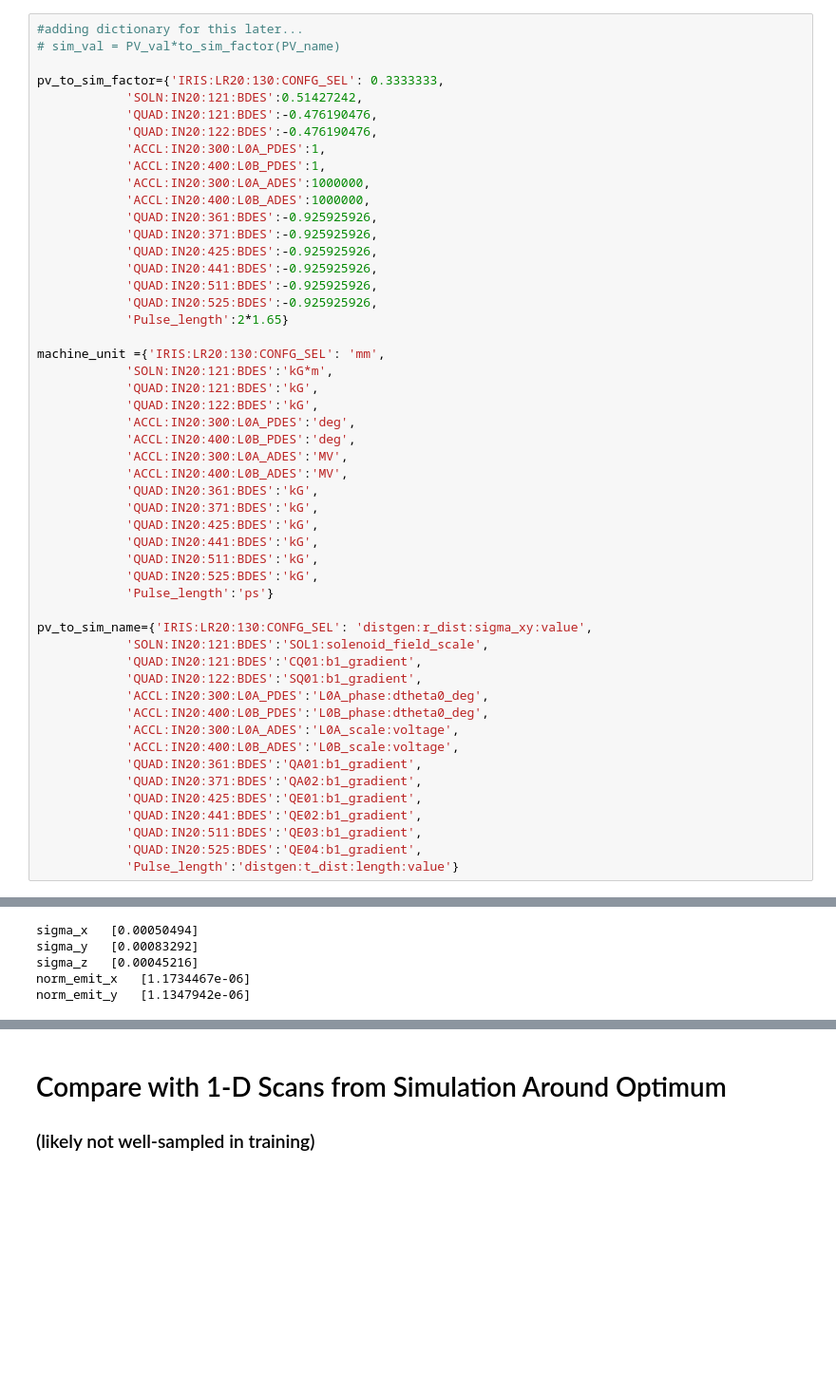
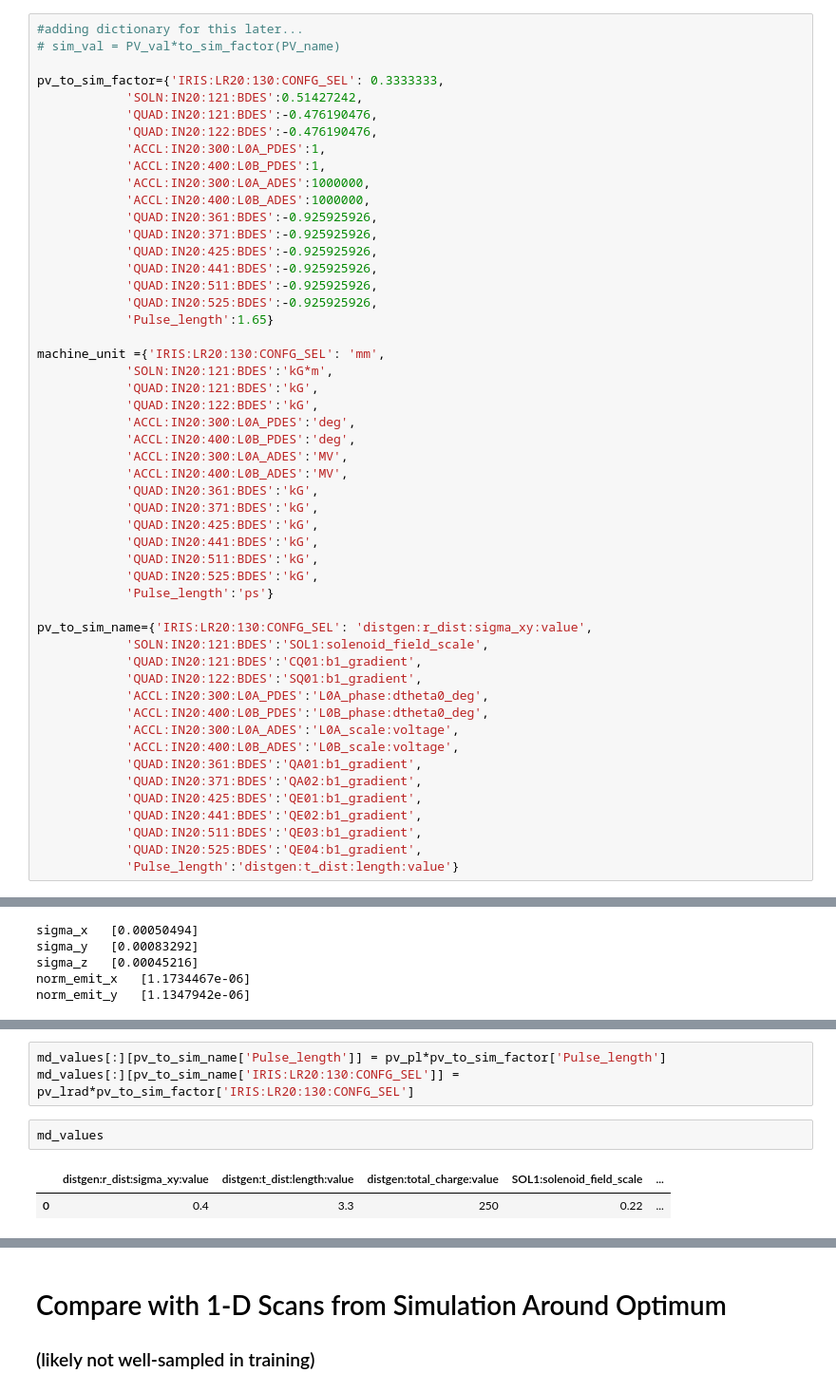
Before and after one commit to singh96aman/lcls_cu_injector_tuning, a Jupyter notebook: models/simple_models/LCLS_Cu_Inj_scalar_beam_size_emit_OTR2.ipynb, the cells around one changed output, grey strips where cells are left out. Shown at 95% size. Cells and saved outputs as stored; diff of their text form; blank space fills up the shorter version.

```diff
--- a/models/simple_models/LCLS_Cu_Inj_scalar_beam_size_emit_OTR2.ipynb
+++ b/models/simple_models/LCLS_Cu_Inj_scalar_beam_size_emit_OTR2.ipynb
@@ -138,7 +138,7 @@ pv_to_sim_factor={'IRIS:LR20:130:CONFG_SEL': 0.3333333,
             'QUAD:IN20:441:BDES':-0.925925926,
             'QUAD:IN20:511:BDES':-0.925925926,
             'QUAD:IN20:525:BDES':-0.925925926,
-            'Pulse_length':2*1.65}
+            'Pulse_length':1.65}
 
 machine_unit ={'IRIS:LR20:130:CONFG_SEL': 'mm',
             'SOLN:IN20:121:BDES':'kG*m',
@@ -305,0 +336,8 @@ norm_emit_y   [1.1347942e-06]
+# %%
+md_values[:][pv_to_sim_name['Pulse_length']] = pv_pl*pv_to_sim_factor['Pulse_length']
+md_values[:][pv_to_sim_name['IRIS:LR20:130:CONFG_SEL']] = pv_lrad*pv_to_sim_factor['IRIS:LR20:130:CONFG_SEL']
+# %%
+md_values
+# %% [output]
+|  | distgen:r_dist:sigma_xy:value | distgen:t_dist:length:value | distgen:total_charge:value | SOL1:solenoid_field_scale | ... |
+| 0 | 0.4 | 3.3 | 250 | 0.22 | ... |
```
Also changed, not shown: parts of 10 cells of this notebook.
